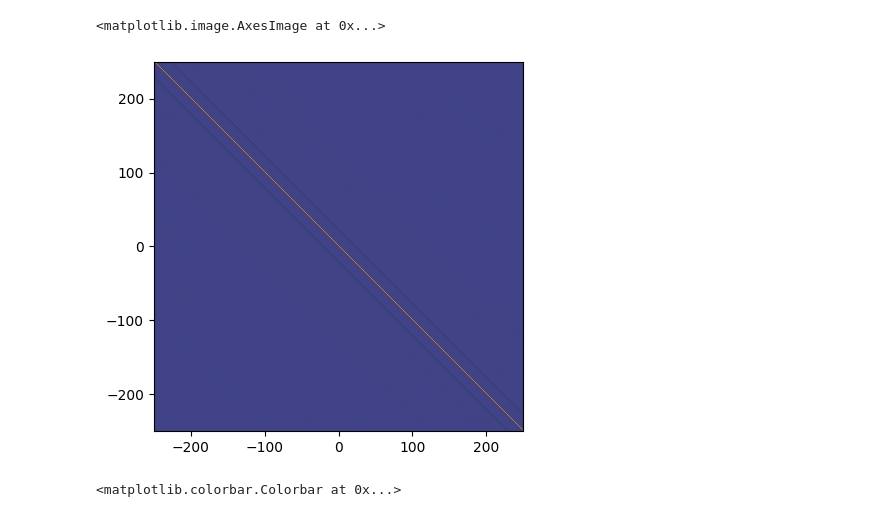
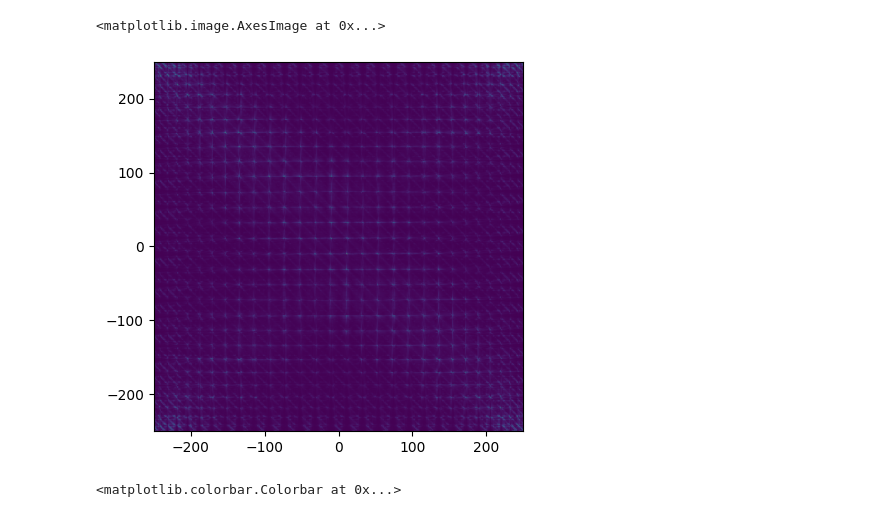
Before and after one commit to RodionovSA/metarcwa, a Jupyter notebook: eigensolver_test.ipynb, the cells around one changed output. Saved outputs shown, nothing was run; the diff lists cells and outputs as text; code cells hidden in the pictures.

Commit message:
Eigensolver created

```diff
--- a/eigensolver_test.ipynb
+++ b/eigensolver_test.ipynb
@@ -58,2 +59,2 @@ plt.grid()
 # %%
-Omega2 = solver.Omega2()
+eigvals, eigvecs = solver._eigensolver()
@@ -64,8 +80,8 @@ torch.Size([3, 2, 2, 529, 529])
 # %%
-plt.imshow(Epsilon2[0][0].cpu().real, extent=(-period[0]/2, period[0]/2, -period[1]/2, period[1]/2))
+plt.imshow(Omega2[2][0,1,0].cpu().abs(), extent=(-period[0]/2, period[0]/2, -period[1]/2, period[1]/2))
 # %% [output]
 <matplotlib.image.AxesImage at 0x...>
-[figure, old version]
+[figure, new version]
 # %%
 plt.imshow(Pxy[0].cpu().abs().T, origin='lower', extent=(-period[0]/2, period[0]/2, -period[1]/2, period[1]/2))
 plt.colorbar()
```
Also changed, not shown: parts of 3 cells of this notebook, 3 other files.
